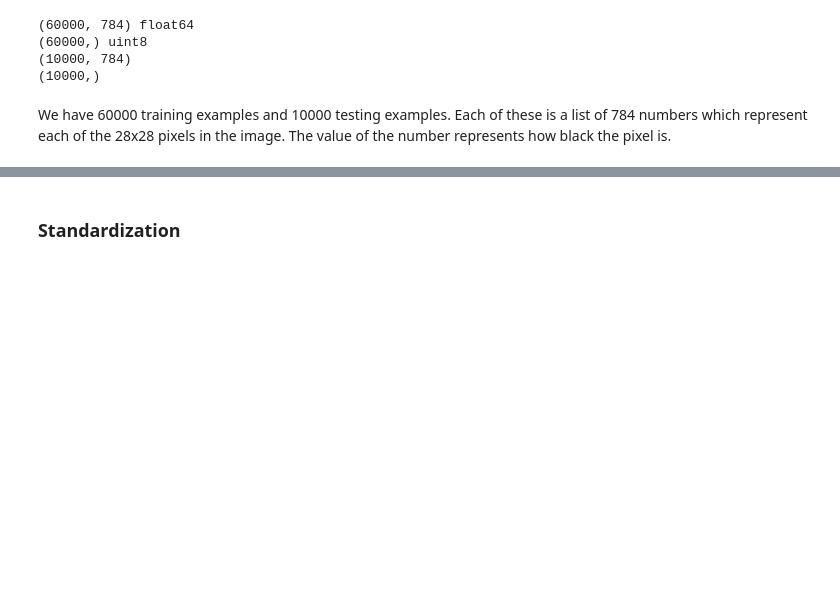
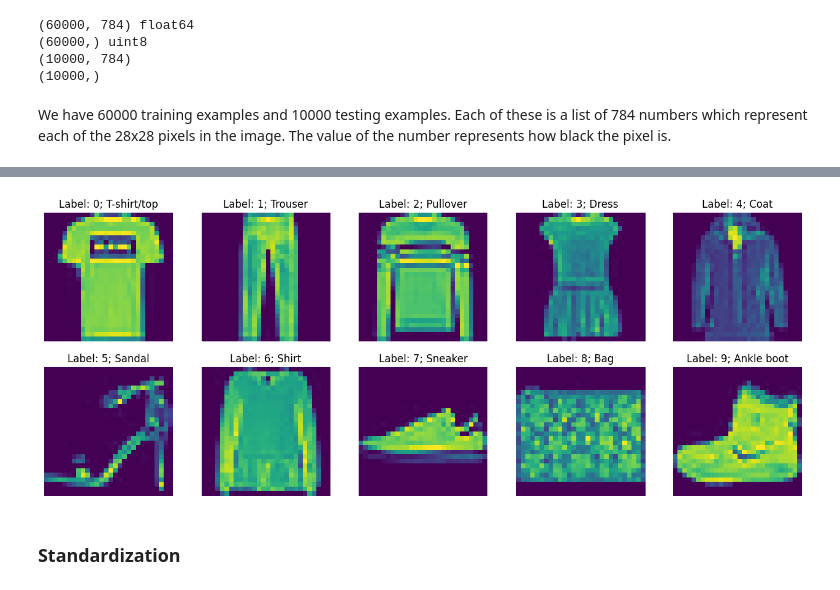
Before and after one commit to PONY1ST-past-semesters/MLP, a Jupyter notebook: ConvNet.ipynb, the cells around one changed output, grey strips where cells are left out. Cells and saved outputs as stored; diff of their text form; code cells hidden in the pictures; blank space fills up the shorter version.

```diff
--- a/ConvNet.ipynb
+++ b/ConvNet.ipynb
@@ -35,7 +51,7 @@ mndata = mnist.MNIST('data')
 images_train, labels_train = mndata.load_training()
 images_test, labels_test = mndata.load_testing()
 # %%
-X_train = np.array(images_train, dtype=np.float64)
-X_test = np.array(images_test, dtype=np.float64)
-Y_train = np.array(labels_train, dtype=np.uint8)
-Y_test = np.array(labels_test, dtype=np.uint8)
+X_train_raw = np.array(images_train, dtype=np.float64)
+X_test_raw = np.array(images_test, dtype=np.float64)
+Y_train_raw = np.array(labels_train, dtype=np.uint8)
+Y_test_raw = np.array(labels_test, dtype=np.uint8)
@@ -123,3 +83,29 @@ for j in range(0, 10):
+# %%
+def display_image(index, fig, train=True):
+    plt.show()
+
+
+fig = plt.figure(figsize=(16,6))
+rows = 2
+columns = 5
+
+
+for label in range(10):
+    for n in range(len(X_train_raw)):
+        if Y_train_raw[n] == label:
+            fig.add_subplot(rows, columns, Y_train_raw[n] + 1)
+
+            image = X_train_raw[n]
+            label = Y_train_raw[n]
+
+            image = np.array(image, dtype='float')
+            pixels = image.reshape((28, 28))
+            plt.imshow(pixels)
+            plt.axis('off')
+            plt.title(f"Label: {Y_train_raw[n]}; {label_to_article_map[Y_train_raw[n]]}")
+            break
+# %% [output]
+[figure, added]
 # %% [markdown]
 ### Standardization
 # %% [markdown]
```
Also changed, not shown: parts of 120 cells of this notebook, 3 other files.
